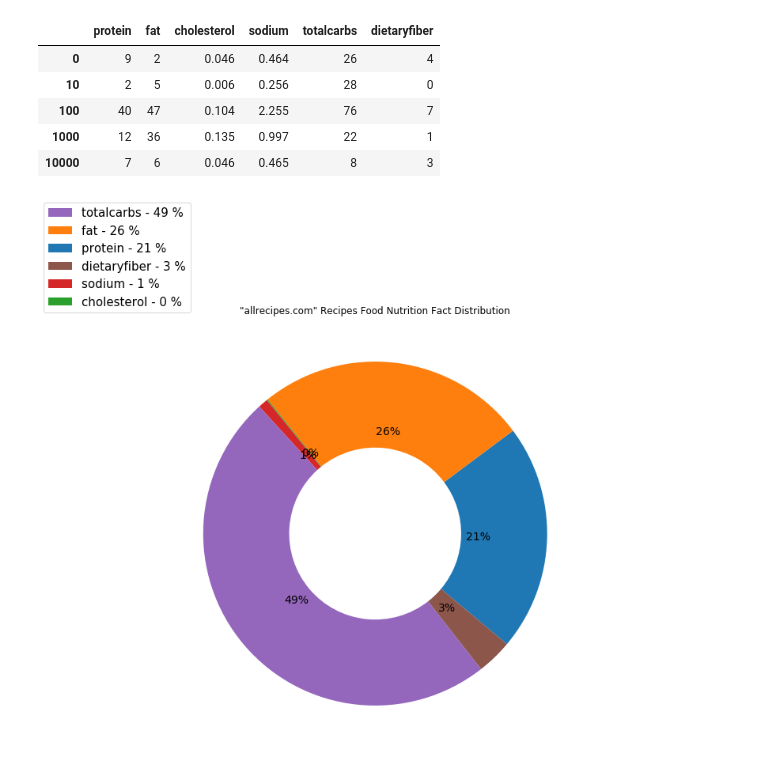
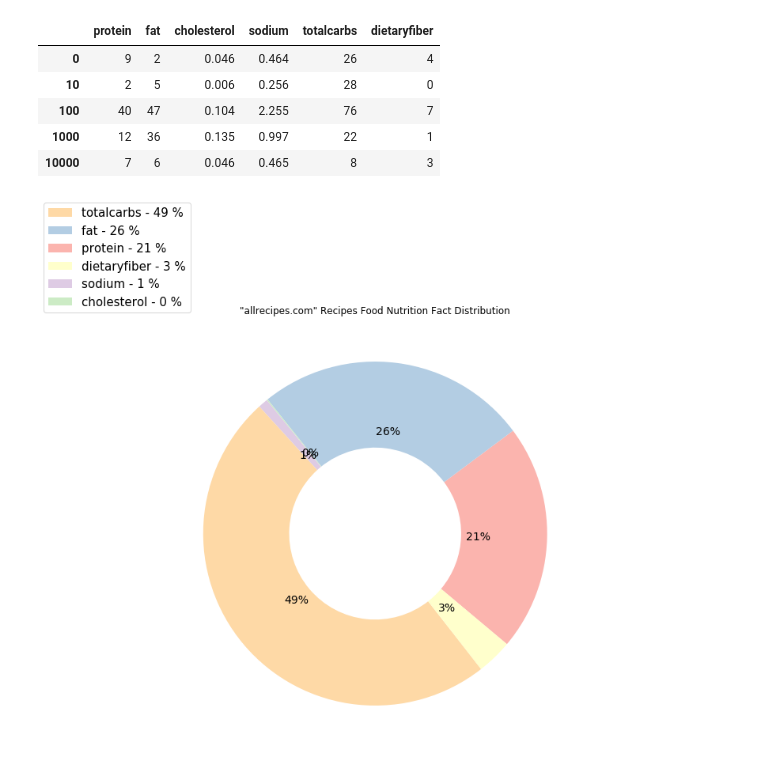
Before and after one commit to leonardoperrone/smart-recipes, a Jupyter notebook: Preprocessing.ipynb, the cells around one changed output. Drawn from its saved outputs; the diff is of its cells as text; code cells hidden in the pictures.

```diff
--- a/Preprocessing.ipynb
+++ b/Preprocessing.ipynb
@@ -761,28 +761,28 @@ nutrition_fact_all_recipe.head()
 # %%
 # Donut Plot of food nutrition facts with proportions of each nutrition fact of all repices on allrecipe.com
 from palettable.colorbrewer.qualitative import Pastel1_7
 
 fig, ax = plt.subplots(figsize=(10, 10), subplot_kw=dict(aspect="equal"))
 
 # wedges, texts = ax.pie(s, wedgeprops=dict(width=0.5), startangle=-40)
 # bbox_props = dict(boxstyle="square,pad=0.3", fc="w", ec="k", lw=0.72)
 # kw = dict(xycoords='data', textcoords='data', arrowprops=dict(arrowstyle="-"),
 #           bbox=bbox_props, zorder=0, va="center")
 percent = 100.*s/s.sum()
 
-patches, texts, junk = plt.pie(s, autopct='%1.0f%%', wedgeprops=dict(width=0.5), startangle=-40, textprops={'fontsize': 14})
+patches, texts, junk = plt.pie(s, autopct='%1.0f%%', wedgeprops=dict(width=0.5), startangle=-40, textprops={'fontsize': 14}, colors=Pastel1_7.hex_colors)
 labels = ['{0} - {1:1.0f} %'.format(i,j) for i,j in zip(names, percent)]
 sort_legend = True
 
 if sort_legend:
     patches, labels, dummy =  zip(*sorted(zip(patches, labels, s),
                                           key=lambda x: x[2],
                                           reverse=True))
 plt.legend(patches, labels, loc='lower center', bbox_to_anchor=(-0.1, 1.),
            fontsize=15)
 
 ax.set_title('"allrecipes.com" Recipes Food Nutrition Fact Distribution')
 
 plt.show()
 # %% [output]
-[figure, old version]
+[figure, new version]
```
Also changed, not shown: parts of 1 cell of this notebook.
